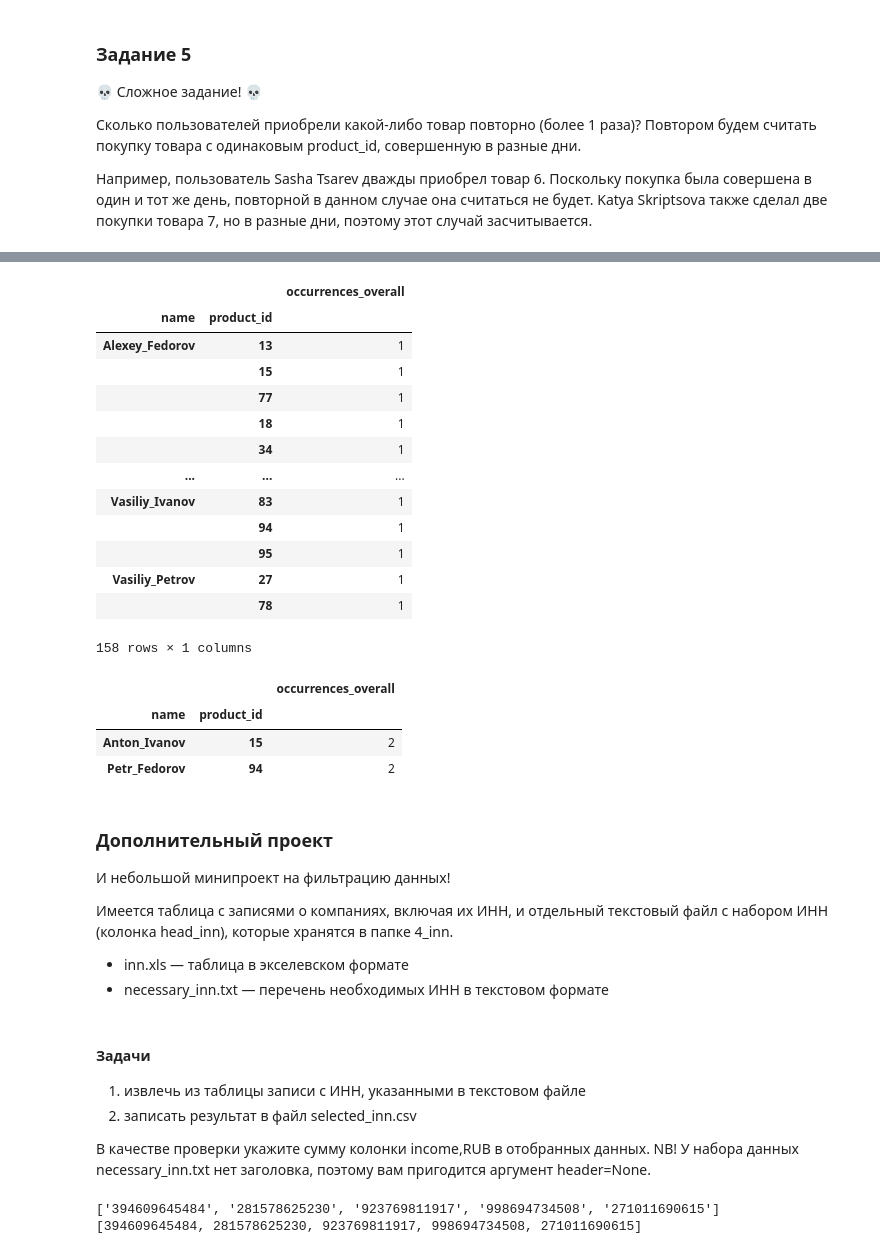
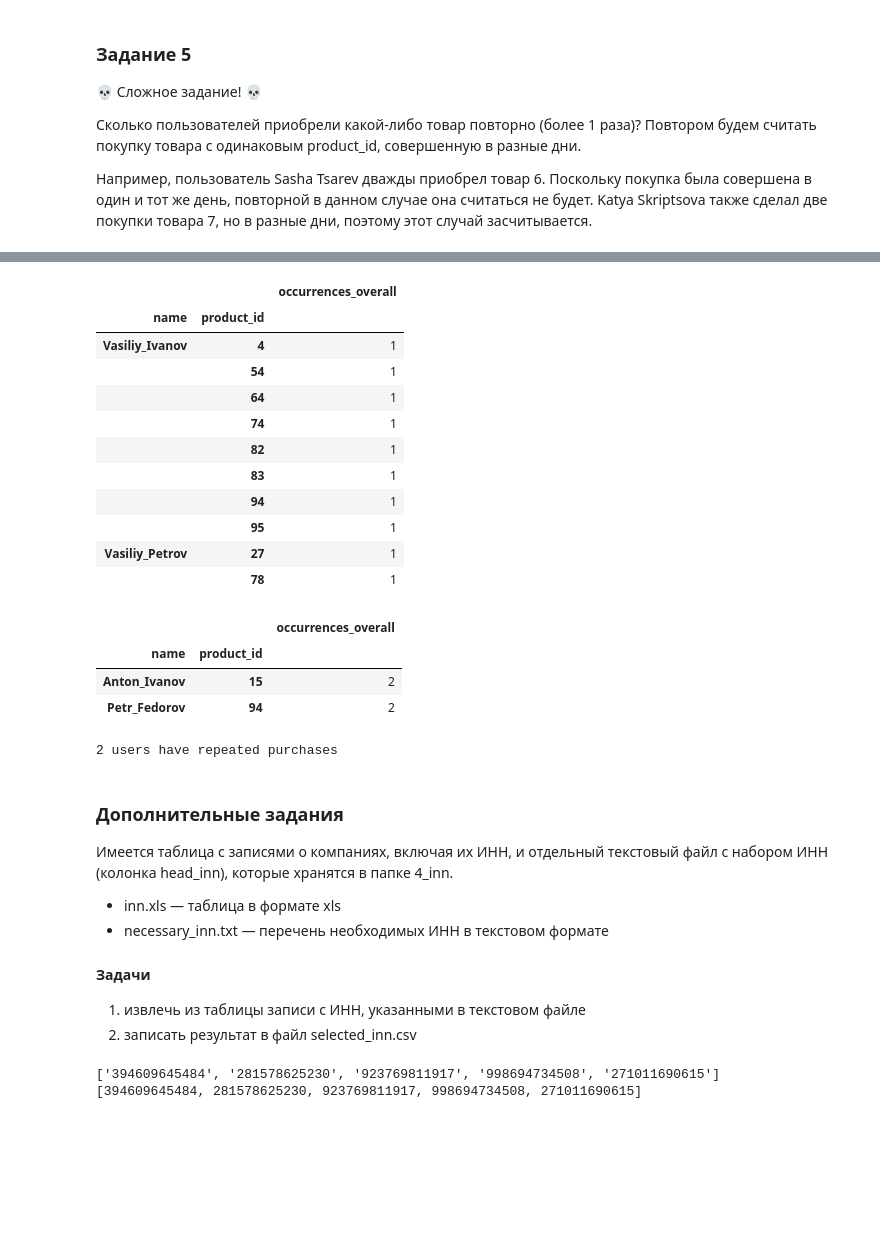
Before and after one commit to iegorushkin/data_analyst-karpov.courses, a Jupyter notebook: python_miniprojects/miniproject_3.ipynb, the cells around one changed output, grey strips where cells are left out. Cells and saved outputs as stored; diff of their text form; code cells hidden in the pictures; blank space fills up the shorter version.

```diff
--- a/python_miniprojects/miniproject_3.ipynb
+++ b/python_miniprojects/miniproject_3.ipynb
@@ -47,11 +55,15 @@ from os import walk
 # %%
-files_path_1 = []
+files_path = []
 
 # Create a Path object for the root directory
-root_directory = Path('data/')
+root_directory = Path('Data/miniproject_3')
+# Undesired component
+undesired_components = [".ipynb_checkpoints"]
 
 # Use rglob to iterate through all files and directories recursively
 for file_path in root_directory.rglob('*.csv'):
-    # print(file_path)
-    files_path_1.append(file_path)
+    # Check if any undesired component is in the path
+    if any(component in file_path.parts for component in undesired_components):
+        continue  # Skip this file
+    files_path.append(file_path)
 # %%
@@ -104,14 +112,12 @@ dtypes: int64(2), object(2)
 memory usage: 124.0+ bytes
 # %%
-for file_path in files_path_1:
+for file_path in files_path:
     # read the current file
     temp_df = pd.read_csv(file_path, sep=',', index_col=0)
     # create 'name' and 'date' columns
-    temp_name = file_path.parts[2]
-    temp_date = file_path.parts[1]
-    temp_df['name'] = temp_name
-    temp_df['date'] = temp_date
+    temp_df['name'] = file_path.parts[-2]
+    temp_df['date'] = file_path.parts[-3]
     # concat to the main DataFrame
     df = pd.concat([df, temp_df])
 
-# print(df)
+df.head()
@@ -251,22 +253,20 @@ temp
 # %%
 # Now we know that if a specific product_id appears more than 1 time for a specific user,
-# the product is bought on some other day
-new_temp = temp.groupby(by='name').agg({'product_id': 'value_counts'})
-new_temp.rename(columns={"product_id": 'occurrences_overall'}, inplace=True)
-new_temp
+# the product is bought on some other day:
+temp = temp.groupby(by='name').agg({'product_id': 'value_counts'})
+temp.rename(columns={"product_id": 'occurrences_overall'}, inplace=True)
+temp.tail(10)
 # %% [output]
 |  |  | occurrences_overall |
 | name | product_id |  |
-| Alexey_Fedorov | 13 | 1 |
-|  | 15 | 1 |
-|  | 77 | 1 |
-|  | 18 | 1 |
-|  | 34 | 1 |
-| ... | ... | ... |
-| Vasiliy_Ivanov | 83 | 1 |
+| Vasiliy_Ivanov | 4 | 1 |
+|  | 54 | 1 |
+|  | 64 | 1 |
+|  | 74 | 1 |
+|  | 82 | 1 |
+|  | 83 | 1 |
 |  | 94 | 1 |
 |  | 95 | 1 |
 | Vasiliy_Petrov | 27 | 1 |
 |  | 78 | 1 |
-158 rows × 1 columns
 # %%
@@ -276,18 +277,17 @@ new_temp[new_temp['occurrences_overall'] > 1]
 | name | product_id |  |
 | Anton_Ivanov | 15 | 2 |
 | Petr_Fedorov | 94 | 2 |
+# %%
+print(f"{temp[temp['occurrences_overall'] > 1].shape[0]} users have repeated purchases")
+# %% [output]
+2 users have repeated purchases
 # %% [markdown]
-### Дополнительный проект
-И небольшой минипроект на фильтрацию данных!
+### Дополнительные задания
 
 Имеется таблица с записями о компаниях, включая их ИНН, и отдельный текстовый файл с набором ИНН (колонка head_inn), которые хранятся в папке 4_inn.
-* inn.xls — таблица в экселевском формате
+* inn.xls — таблица в формате xls
 * necessary_inn.txt — перечень необходимых ИНН в текстовом формате
+#### Задачи
+1. извлечь из таблицы записи с ИНН, указанными в текстовом файле
+2. записать результат в файл selected_inn.csv
-# %% [markdown]
-#### Задачи
-1. извлечь из таблицы записи с ИНН, указанными в текстовом файле
-2. записать результат в файл selected_inn.csv
-
-В качестве проверки укажите сумму колонки income,RUB в отобранных данных.
-NB! У набора данных necessary_inn.txt нет заголовка, поэтому вам пригодится аргумент header=None.
 # %%
```
Also changed, not shown: parts of 25 cells of this notebook, 48 other files.
